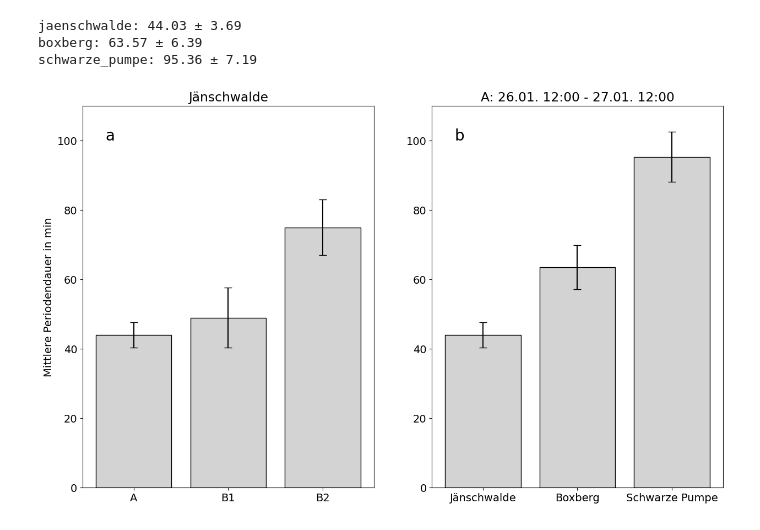
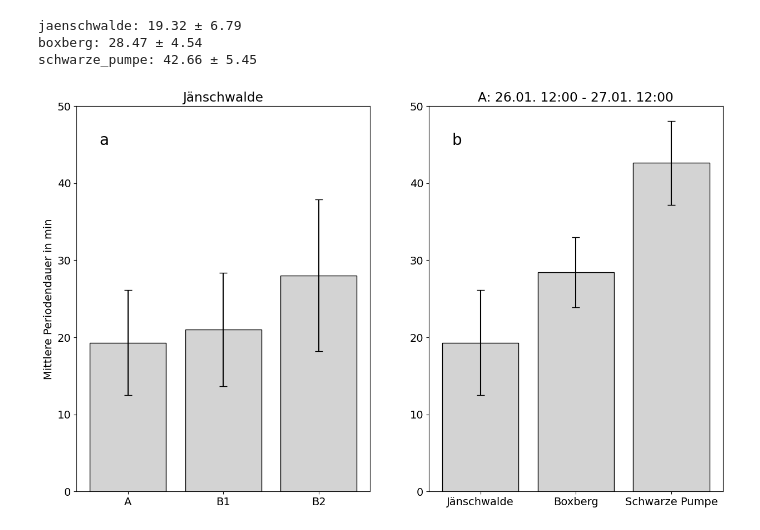
Before and after one commit to CR1337/hpi-bachelor-thesis, a Jupyter notebook: scripts/results/results.ipynb, the cells around one changed output. Saved outputs shown, nothing was run; the diff lists cells and outputs as text; code cells hidden in the pictures.

Commit message:
changed coal energy content

```diff
--- a/scripts/results/results.ipynb
+++ b/scripts/results/results.ipynb
@@ -11,7 +11,7 @@ plt.rcParams['figure.figsize'] = [15, 9]  # inches
 matplotlib.rcParams.update({'font.size': 14})
 # %%
 TOTAL_ELECTRICAL_POWER: float = 10632.75  # MW
-COAL_ENERGY_CONTENT: float = 5.56  # MWh/t
+COAL_ENERGY_CONTENT: float = 2.46  # MWh/t
 SECONDS_PER_QUARTER_HOUR: int = (60 // 4) * 60  # s
 COAL_PER_TRAIN: float = 960.0  # t
 POWER_STATIONS: dict[str, dict[str, float]] = {
@@ -117,23 +131,25 @@ ax_l = fig.add_subplot(gs[:, 0])
 ax_r_t = fig.add_subplot(gs[0, 1])
 ax_r_b = fig.add_subplot(gs[1, 1])
 
-ax_l.set_ylim(125, 350)
-ax_r_t.set_ylim(125, 350)
-ax_r_b.set_ylim(125, 350)
+YLIM = (250, 800)
+ax_l.set_ylim(*YLIM)
+ax_r_t.set_ylim(*YLIM)
+ax_r_b.set_ylim(*YLIM)
 
 ax_l.axvspan(*DAY_A, alpha=1, color='lightgray')
 ax_l.axvspan(*DAY_B, alpha=1, color='lightgray')
 ax_l.plot(january_t, january_y, label="January", color='black')
 
 for t in day_a_spawn_ts:
-    ax_r_t.axvline(t, color='r', linestyle='dotted')
+    ax_r_t.axvline(t, color='r', lw=0.4)
 ax_r_t.plot(day_a_t, day_a_y, label="Day A", color='black')
 
+B_POS = 500
 for t in day_b_spawn_ts:
-    ax_r_b.axvline(t, color='r', linestyle='dotted')
+    ax_r_b.axvline(t, color='r', lw=0.4)
 ax_r_b.axvline(dt(DAY_B[0].year, DAY_B[0].month, DAY_B[0].day, 23, 59, 59), color='black', linestyle='dashdot')
-ax_r_b.text(day_b_t[20], 250, "B1", color='black', fontsize=20)
-ax_r_b.text(day_b_t[-25], 250, "B2", color='black', fontsize=20)
+ax_r_b.text(day_b_t[20], B_POS, "B1", color='black', fontsize=20)
+ax_r_b.text(day_b_t[-25], B_POS, "B2", color='black', fontsize=20)
 ax_r_b.plot(day_b_t, day_b_y, label="Day B", color='black')
 
 ax_l.xaxis.set_major_locator(mdates.DayLocator(interval=1))
@@ -152,11 +168,12 @@ ax_l.set_xlabel("Zeit")
 ax_r_t.set_xlabel("Zeit")
 ax_r_b.set_xlabel("Zeit")
 
-ax_l.text(DAY_A[0] + td(hours=12), 150, "A", fontsize=20)
-ax_l.text(DAY_B[0] + td(hours=12), 150, "B", fontsize=20)
-ax_l.text(DAYS[0], 150, "a", fontsize=20)
-ax_r_t.text(DAY_A[0], 150, "b", fontsize=20)
-ax_r_b.text(DAY_B[0], 150, "c", fontsize=20)
+ABC_POS = 300
+ax_l.text(DAY_A[0] + td(hours=12), ABC_POS, "A", fontsize=20)
+ax_l.text(DAY_B[0] + td(hours=12), ABC_POS, "B", fontsize=20)
+ax_l.text(DAYS[0], ABC_POS, "a", fontsize=20)
+ax_r_t.text(DAY_A[0], ABC_POS, "b", fontsize=20)
+ax_r_b.text(DAY_B[0], ABC_POS, "c", fontsize=20)
 
 ax_r_t.set_title("A: 26.01.2023 12:00 - 27.01.2023 12:00", fontsize=12)
 ax_r_b.set_title("B: 28.01.2023 12:00 - 29.01.2023 12:00", fontsize=12)
@@ -203,8 +220,7 @@ for power_station in POWER_STATIONS:
     t, y = calculation.get_coal_data()
     t_cum, y_cum = calculation.get_coal_data()
     t_fmod, y_fmod = calculation.get_fmod_data()
-    y_is_spawn = np.r_[True, y_fmod[1:] < y_fmod[:-1]] & np.r_[y_fmod[:-1] < y_fmod[1:], True]
-    y_is_spawn[0] = False
+    y_is_spawn = calculation.get_is_spawn()
     y_spawn_indices = np.where(y_is_spawn)[0]
     y_spawn_ts = np.array([t_fmod[i] for i in y_spawn_indices]).tolist()
     y_len = len(y_spawn_ts)
@@ -214,42 +230,44 @@ for power_station in POWER_STATIONS:
     day_a_data[power_station] = (period_y, std)
     print(f"{power_station}: {period_y:.2f} ± {std:.2f}")
 # %% [output]
-jaenschwalde: 44.03 ± 3.69
-boxberg: 63.57 ± 6.39
-schwarze_pumpe: 95.36 ± 7.19
+jaenschwalde: 19.32 ± 6.79
+boxberg: 28.47 ± 4.54
+schwarze_pumpe: 42.66 ± 5.45
 # %%
 fig = plt.figure()
 gs = GridSpec(2, 2, figure=fig)
 ax_l = fig.add_subplot(gs[:, 0])
 ax_r = fig.add_subplot(gs[:, 1])
 
-ax_l.set_ylim(0, 110)
-ax_r.set_ylim(0, 110)
+YLIM = (0, 50)
+ax_l.set_ylim(*YLIM)
+ax_r.set_ylim(*YLIM)
 
 ax_l.set_ylabel("Mittlere Periodendauer in min")
 
 ax_l.bar(
     ["A", "B1", "B2"],
     [period_a, period_b_1, period_b_2],
     yerr=[std_a, std_b_1, std_b_2],
     color='lightgray', edgecolor='black',
     capsize=5
 )
 
 ax_r.bar(
     [power_station["name"] for power_station in POWER_STATIONS.values()],
     [day_a_data[power_station][0] for power_station in POWER_STATIONS],
     yerr=[day_a_data[power_station][1] for power_station in POWER_STATIONS],
     color='lightgray', edgecolor='black',
     capsize=5
 )
 
-ax_l.text(-0.3, 100, "a", fontsize=20)
-ax_r.text(-0.3, 100, "b", fontsize=20)
+TEXT_POS = 45
+ax_l.text(-0.3, TEXT_POS, "a", fontsize=20)
+ax_r.text(-0.3, TEXT_POS, "b", fontsize=20)
 
 ax_l.set_title("Jänschwalde")
 ax_r.set_title("A: 26.01. 12:00 - 27.01. 12:00")
 
 plt.show()
 # %% [output]
-[figure, old version]
+[figure, new version]
```
Also changed, not shown: parts of 4 cells of this notebook, 2 other files.
